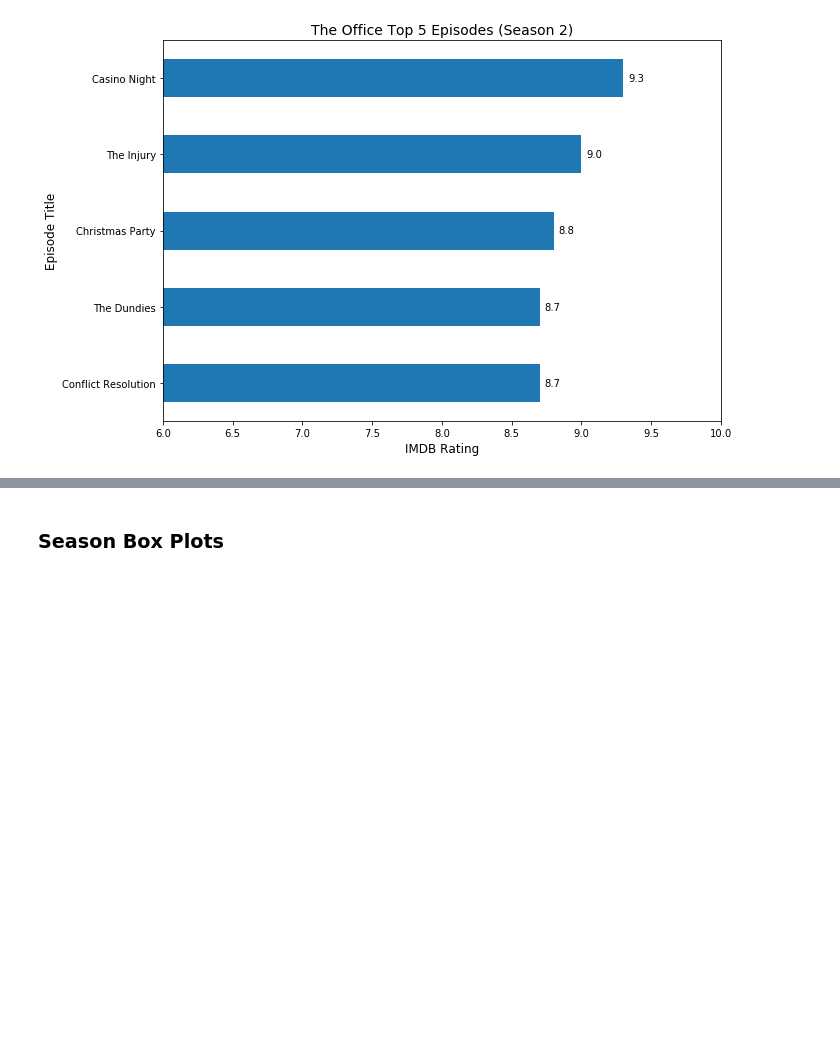
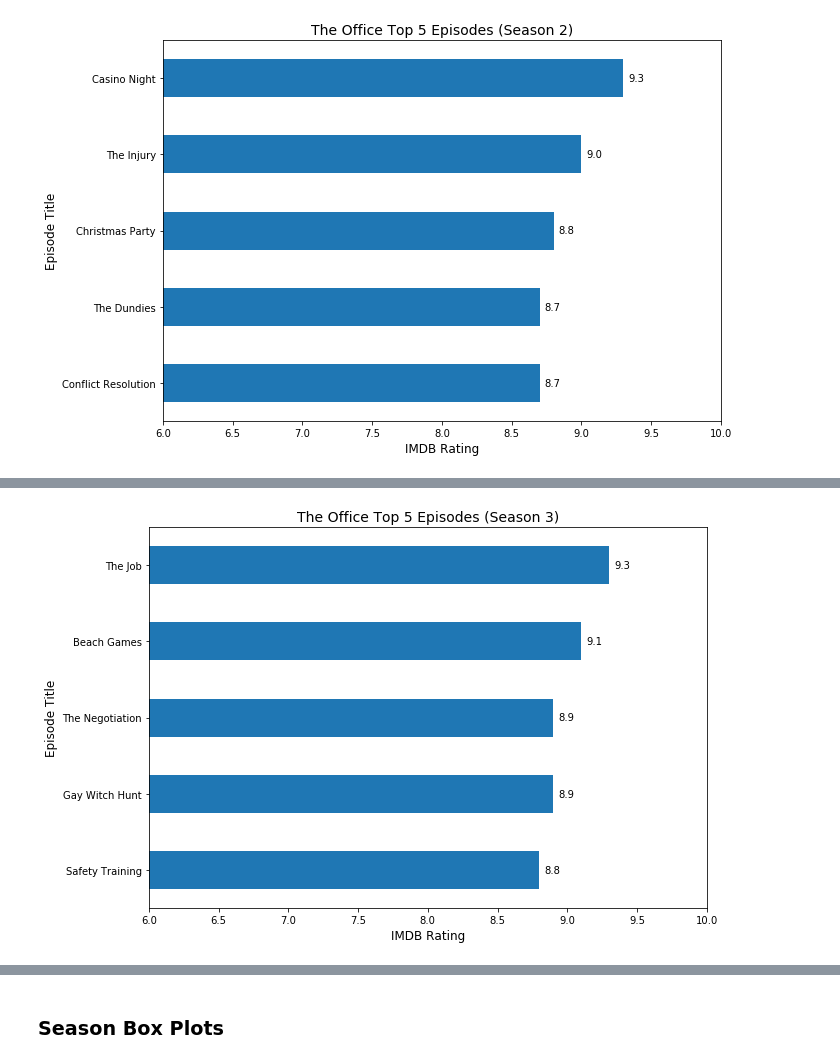
Before and after one commit to Nicole1701/Web-Design-Challenge, a Jupyter notebook: WebVisualizations/data_cleaning/the_office_data.ipynb, the cells around one changed output, grey strips where cells are left out. Saved outputs shown, nothing was run; the diff lists cells and outputs as text; code cells hidden in the pictures; blank space fills up the shorter version.

Commit message:
updating data

```diff
--- a/WebVisualizations/data_cleaning/the_office_data.ipynb
+++ b/WebVisualizations/data_cleaning/the_office_data.ipynb
@@ -260,3 +260,7 @@ plt.savefig("../images/s2_ep_rankings.png")
 plt.show()
 # %% [output]
 [figure]
+# %%
+episode_s3_df = pd.DataFrame(s3_ep).sort_values(by='IMDB Rating', ascending=False)
+
+episode_s3_df.head()
@@ -262,0 +274,42 @@ plt.show()
+# %%
+#Create bar chart of season rankings
+ax = episode_s3_df.iloc[0:5].plot.barh(x='Title', y='IMDB Rating', figsize=(10,7), rot=0, legend=False, fontsize = 10)
+
+
+# Create and format value labels
+# stackoverflow.com/questions/28931224/adding-value-labels-on-a-matplotlib-bar-chart
+
+rects = ax.patches
+
+for rect in rects:
+    x_value = rect.get_width()
+    y_value = rect.get_y() + rect.get_height() / 2
+
+    space = 5
+    ha = 'left'
+
+    # Use X value as label and format number with one decimal place
+    label = "{:.1f}".format(x_value)
+
+    # Create annotation
+    plt.annotate(
+        label,
+        (x_value, y_value),
+        xytext=(space, 0),
+        textcoords="offset points",
+        va='center',
+        ha=ha)
+
+# Format chart
+plt.title("The Office Top 5 Episodes (Season 3)", fontsize=14)
+plt.xlabel("IMDB Rating", fontsize=12)
+plt.ylabel("Episode Title", fontsize=12)
+plt.xlim(6.0, 10)
+ax.invert_yaxis()
+
+# Save image
+plt.savefig("../images/s3_ep_rankings.png")
+
+plt.show()
+# %% [output]
+[figure, added]
```
Also changed, not shown: parts of 13 cells of this notebook, 7 other files.
